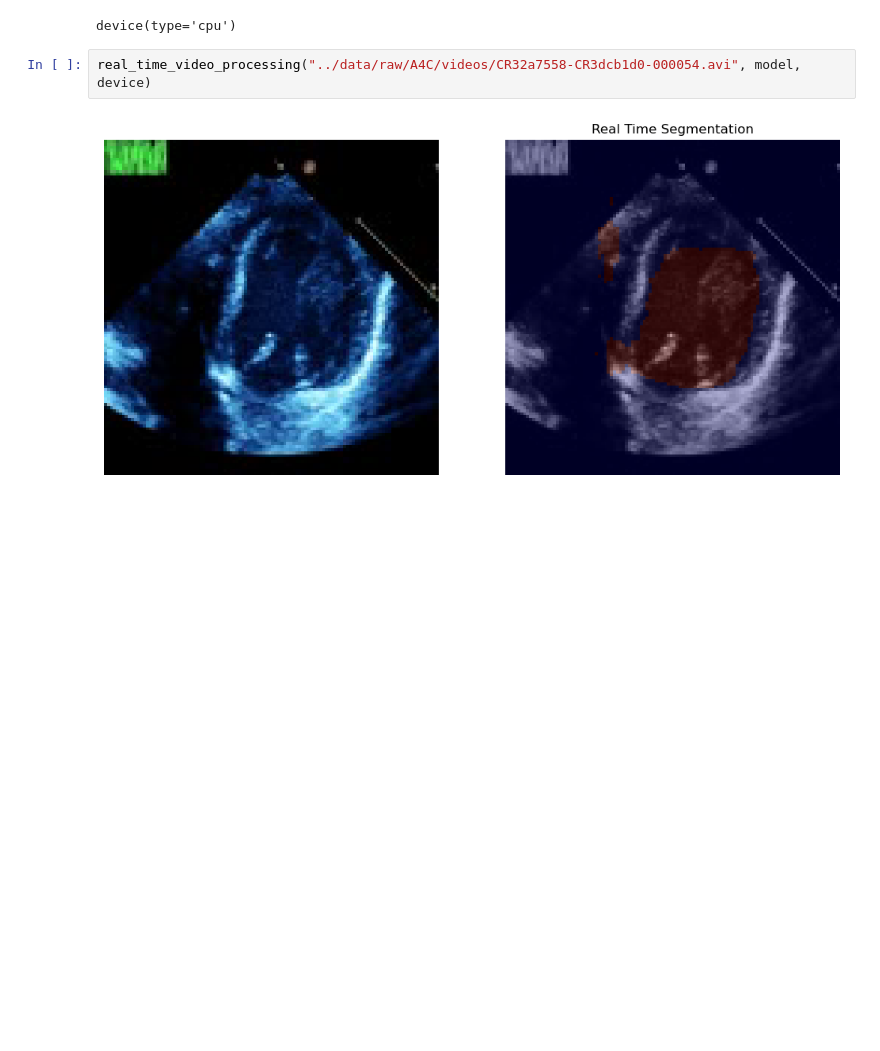
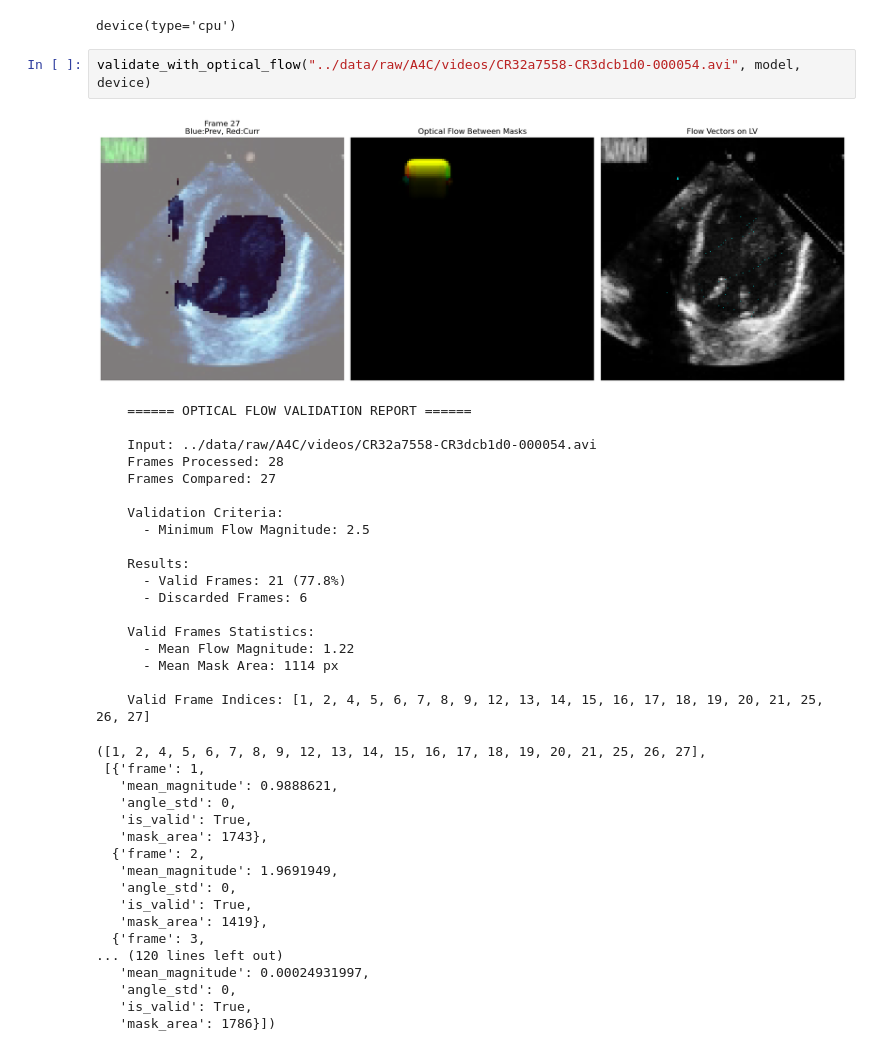
Before and after one commit to serize02/optical-flow-u-net, a Jupyter notebook: notebooks/real-time.ipynb, the cells around one changed output. Drawn from its saved outputs; the diff is of its cells as text; blank space fills up the shorter version.

Commit message:
optical-flow-validation

```diff
--- a/notebooks/real-time.ipynb
+++ b/notebooks/real-time.ipynb
@@ -61,6 +175,41 @@ device
 # %% [output]
 device(type='cpu')
 # %%
-real_time_video_processing("../data/raw/A4C/videos/CR32a7558-CR3dcb1d0-000054.avi", model, device)
+validate_with_optical_flow("../data/raw/A4C/videos/CR32a7558-CR3dcb1d0-000054.avi", model, device)
 # %% [output]
-[figure, old version]
+[figure, new version]
+    ====== OPTICAL FLOW VALIDATION REPORT ======
+
+    Input: ../data/raw/A4C/videos/CR32a7558-CR3dcb1d0-000054.avi
+    Frames Processed: 28
+    Frames Compared: 27
+
+    Validation Criteria:
+      - Minimum Flow Magnitude: 2.5
+
+    Results:
+      - Valid Frames: 21 (77.8%)
+      - Discarded Frames: 6
+
+    Valid Frames Statistics:
+      - Mean Flow Magnitude: 1.22
+      - Mean Mask Area: 1114 px
+
+    Valid Frame Indices: [1, 2, 4, 5, 6, 7, 8, 9, 12, 13, 14, 15, 16, 17, 18, 19, 20, 21, 25, 26, 27]
+([1, 2, 4, 5, 6, 7, 8, 9, 12, 13, 14, 15, 16, 17, 18, 19, 20, 21, 25, 26, 27],
+ [{'frame': 1,
+   'mean_magnitude': 0.9888621,
+   'angle_std': 0,
+   'is_valid': True,
+   'mask_area': 1743},
+  {'frame': 2,
+   'mean_magnitude': 1.9691949,
+   'angle_std': 0,
+   'is_valid': True,
+   'mask_area': 1419},
+  {'frame': 3,
+... (120 lines left out)
+   'mean_magnitude': 0.00024931997,
+   'angle_std': 0,
+   'is_valid': True,
+   'mask_area': 1786}])
```
Also changed, not shown: parts of 2 cells of this notebook.
